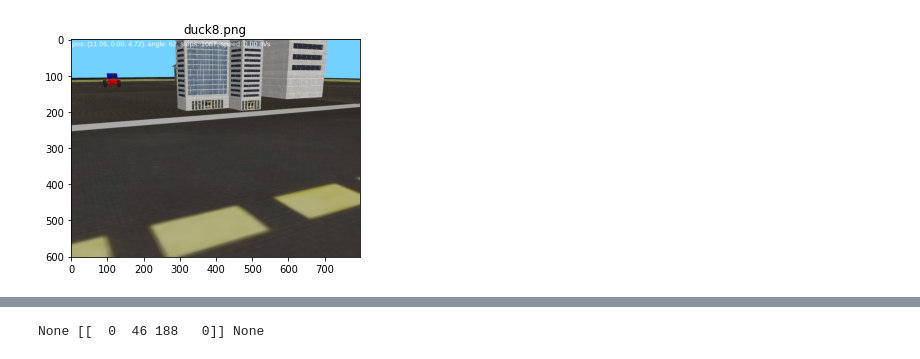
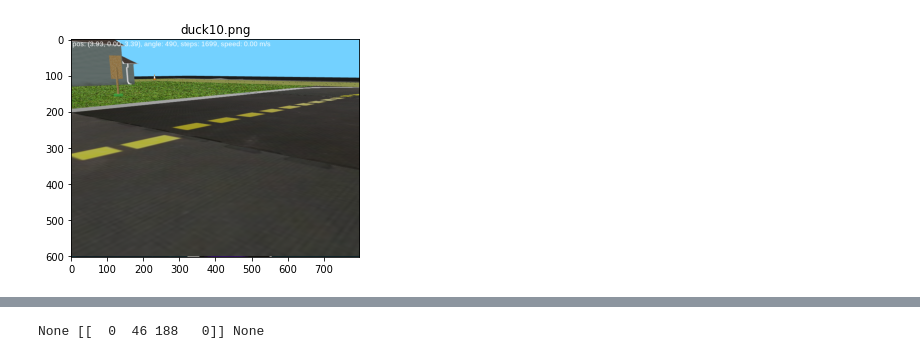
Before and after one commit to adrshsrvstv/CS4278-5478-Project-Materials, a Jupyter notebook: Lane Pose Estimation.ipynb, the cells around one changed output, grey strips where cells are left out. Cells and saved outputs as stored; diff of their text form; code cells hidden in the pictures.

```diff
--- a/Lane Pose Estimation.ipynb
+++ b/Lane Pose Estimation.ipynb
@@ -332,10 +332,13 @@ def get_building_mask(hsv_img): #in HSV format
 # %%
 # path = "goal_images"
 path = ""
-title = "duck8.png"
+title = "duck10.png"
 img = cv2.imread(os.path.join(path, title))
 rgb_img = cv2.cvtColor(img, cv2.COLOR_BGR2RGB)
 img = cv2.cvtColor(img, cv2.COLOR_BGR2HSV)
 show(rgb_img)
+
+state = State.IN_LANE
+mode = Mode.LOOKDOWN
 # %% [output]
-[figure, old version]
+[figure, new version]
```
Also changed, not shown: parts of 5 cells of this notebook, 1 other file.
